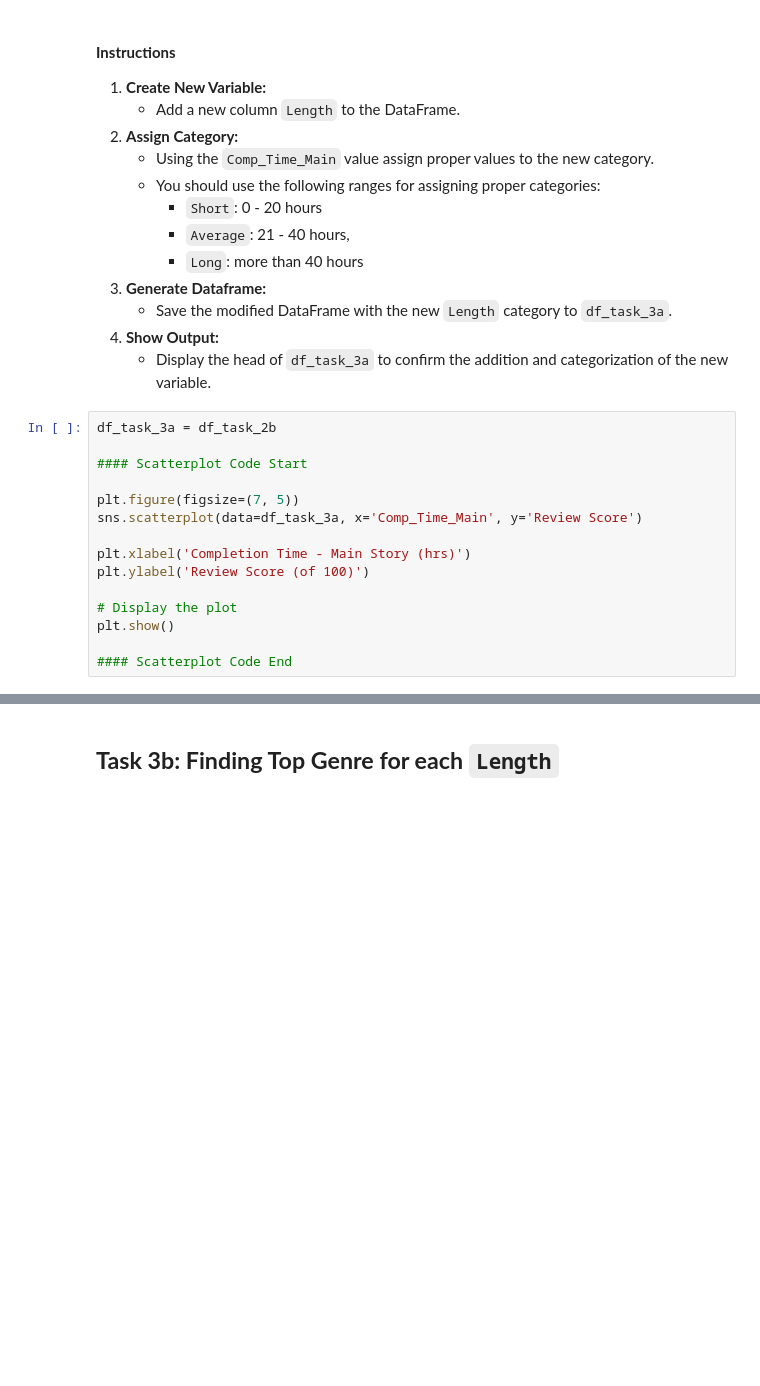
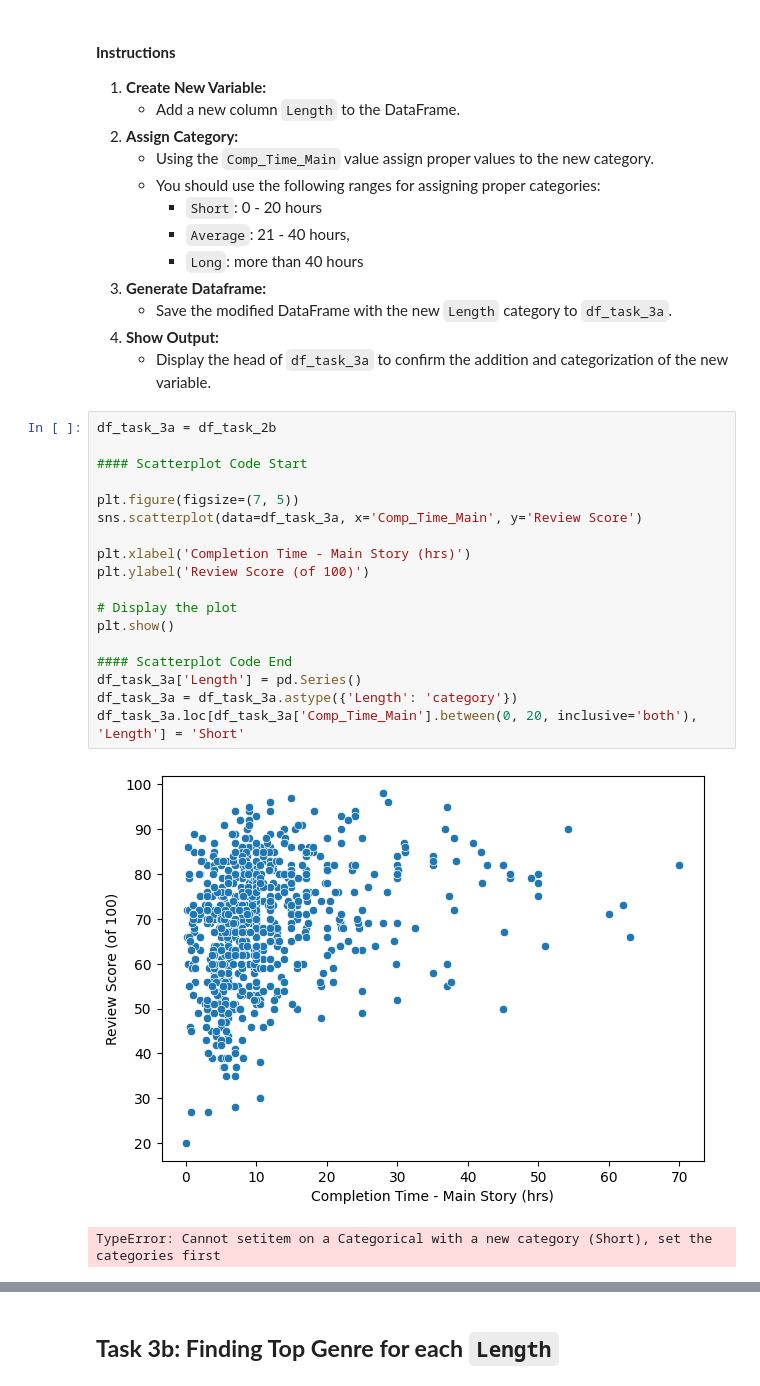
Before and after one commit to visdesignlab/persist_examples, a Jupyter notebook: Study Data II - Video Games/PANDAS_video_games_tasks.ipynb, the cells around one changed output, grey strips where cells are left out. Cells and saved outputs as stored; diff of their text form; blank space fills up the shorter version.

```diff
--- a/Study Data II - Video Games/PANDAS_video_games_tasks.ipynb
+++ b/Study Data II - Video Games/PANDAS_video_games_tasks.ipynb
@@ -198,15 +316,21 @@ Create a new category `Length` in the dataset and assign each record to `Short`,
 # %%
 df_task_3a = df_task_2b
 
 #### Scatterplot Code Start
 
 plt.figure(figsize=(7, 5))
 sns.scatterplot(data=df_task_3a, x='Comp_Time_Main', y='Review Score')
 
 plt.xlabel('Completion Time - Main Story (hrs)')
 plt.ylabel('Review Score (of 100)')
 
 # Display the plot
 plt.show()
 
 #### Scatterplot Code End
+df_task_3a['Length'] = pd.Series()
+df_task_3a = df_task_3a.astype({'Length': 'category'})
+df_task_3a.loc[df_task_3a['Comp_Time_Main'].between(0, 20, inclusive='both'), 'Length'] = 'Short'
+# %% [output]
+[figure, added]
+TypeError: Cannot setitem on a Categorical with a new category (Short), set the categories first
```
Also changed, not shown: parts of 15 cells of this notebook, 1 other file.
